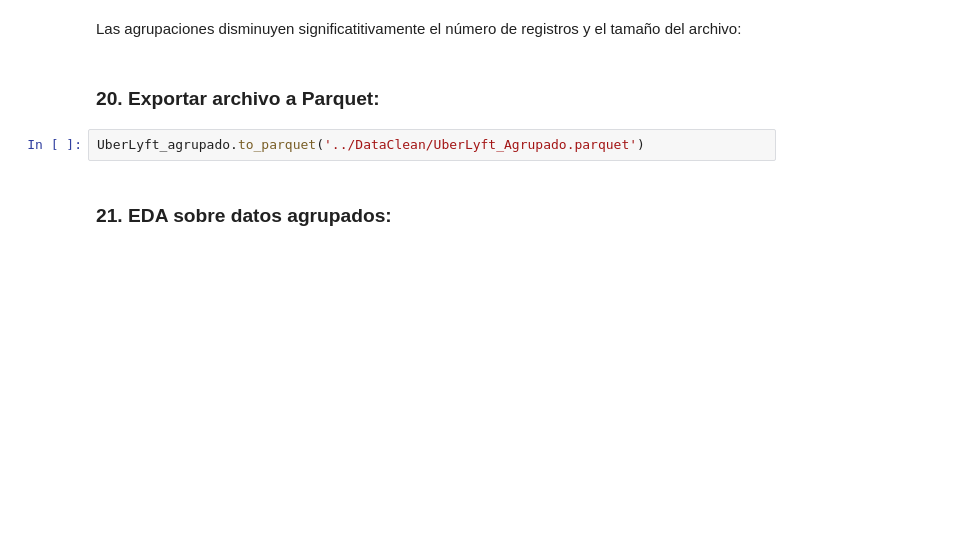
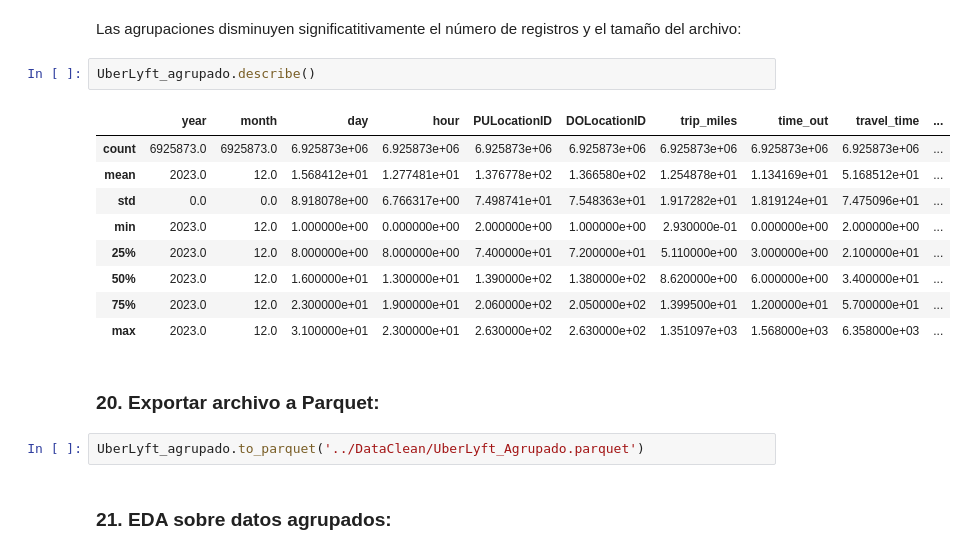
Before and after one commit to R4F43LB/EcoTaxisNYC, a Jupyter notebook: Local ETL/ETL_FHVHV.ipynb, the cells around one changed output. Drawn from its saved outputs; the diff is of its cells as text; blank space fills up the shorter version.

```diff
--- a/Local ETL/ETL_FHVHV.ipynb
+++ b/Local ETL/ETL_FHVHV.ipynb
@@ -604,5 +625,17 @@ memory usage: 449.1 MB
 # %% [markdown]
 Las agrupaciones disminuyen significatitivamente el número de registros y el tamaño del archivo:
+# %%
+UberLyft_agrupado.describe()
+# %% [output]
+|  | year | month | day | hour | PULocationID | DOLocationID | trip_miles | time_out | travel_time | ... |
+| count | 6925873.0 | 6925873.0 | 6.925873e+06 | 6.925873e+06 | 6.925873e+06 | 6.925873e+06 | 6.925873e+06 | 6.925873e+06 | 6.925873e+06 | ... |
+| mean | 2023.0 | 12.0 | 1.568412e+01 | 1.277481e+01 | 1.376778e+02 | 1.366580e+02 | 1.254878e+01 | 1.134169e+01 | 5.168512e+01 | ... |
+| std | 0.0 | 0.0 | 8.918078e+00 | 6.766317e+00 | 7.498741e+01 | 7.548363e+01 | 1.917282e+01 | 1.819124e+01 | 7.475096e+01 | ... |
+| min | 2023.0 | 12.0 | 1.000000e+00 | 0.000000e+00 | 2.000000e+00 | 1.000000e+00 | 2.930000e-01 | 0.000000e+00 | 2.000000e+00 | ... |
+| 25% | 2023.0 | 12.0 | 8.000000e+00 | 8.000000e+00 | 7.400000e+01 | 7.200000e+01 | 5.110000e+00 | 3.000000e+00 | 2.100000e+01 | ... |
+| 50% | 2023.0 | 12.0 | 1.600000e+01 | 1.300000e+01 | 1.390000e+02 | 1.380000e+02 | 8.620000e+00 | 6.000000e+00 | 3.400000e+01 | ... |
+| 75% | 2023.0 | 12.0 | 2.300000e+01 | 1.900000e+01 | 2.060000e+02 | 2.050000e+02 | 1.399500e+01 | 1.200000e+01 | 5.700000e+01 | ... |
+| max | 2023.0 | 12.0 | 3.100000e+01 | 2.300000e+01 | 2.630000e+02 | 2.630000e+02 | 1.351097e+03 | 1.568000e+03 | 6.358000e+03 | ... |
 # %% [markdown]
 ### 20. Exportar archivo a Parquet:
 # %%
```
Also changed, not shown: parts of 10 cells of this notebook, 5 other files.
